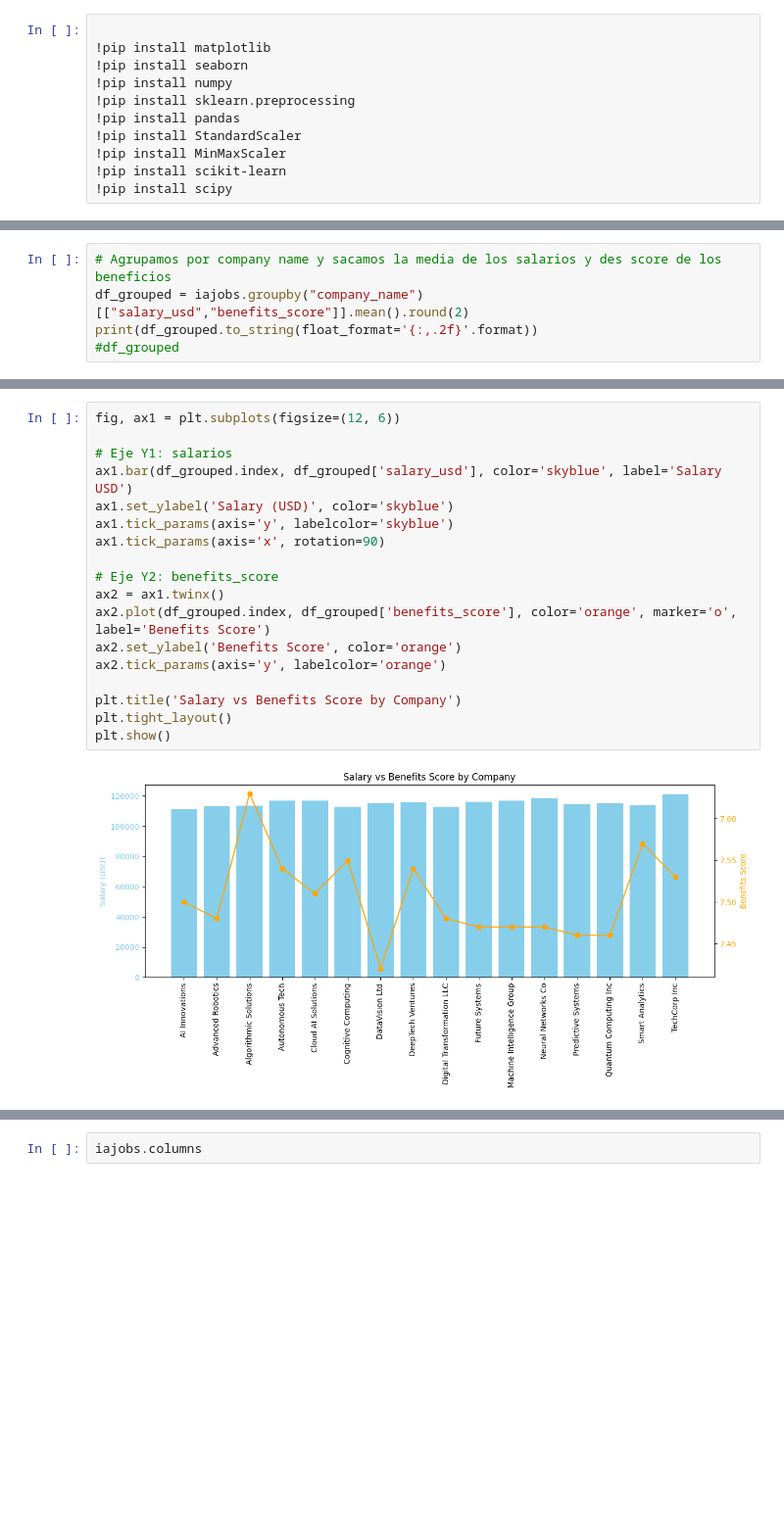
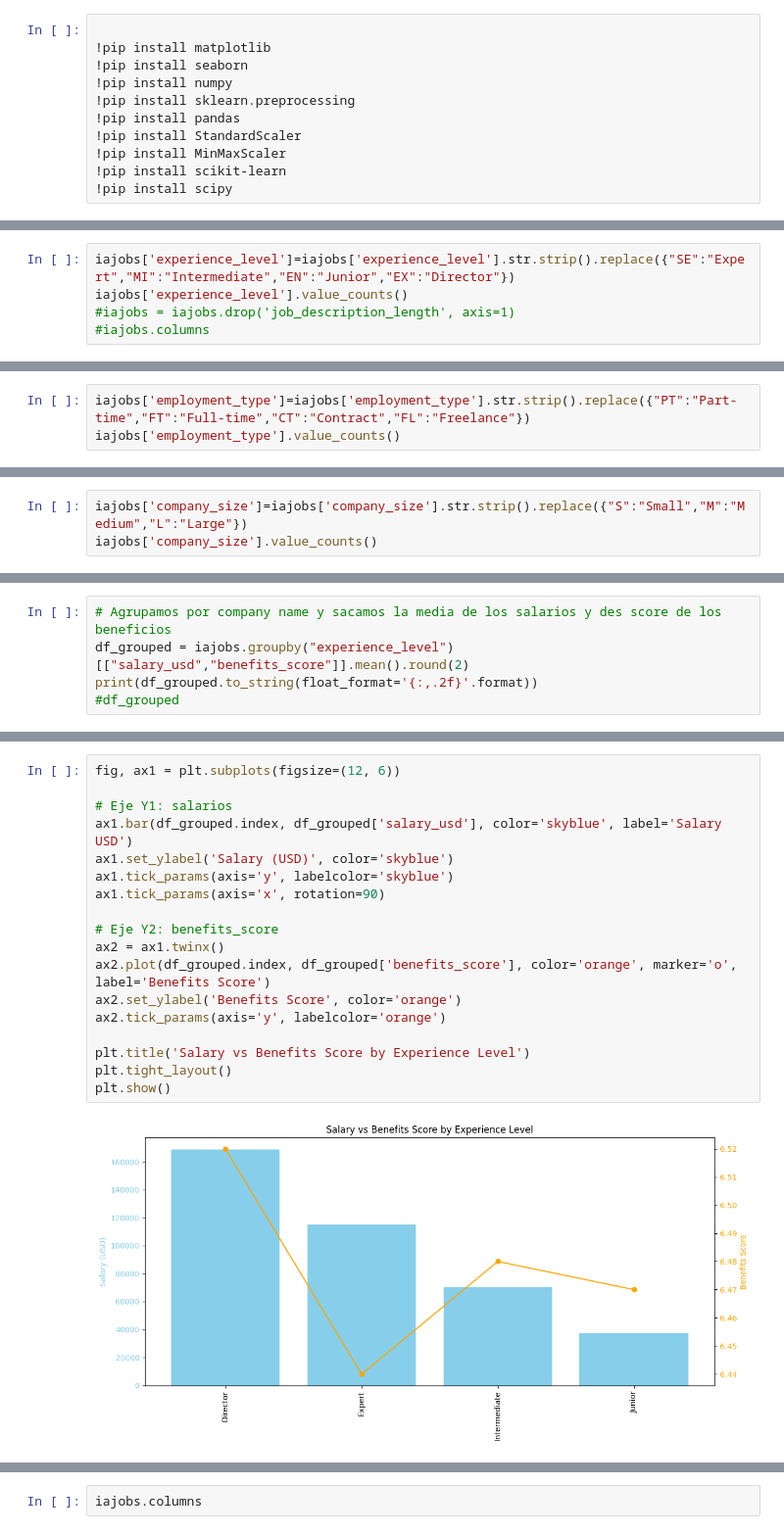
Before and after one commit to jonathan093084/Proyecto_TalentoTech_UdeA, a Jupyter notebook: proyecto_ia_jobs.ipynb, the cells around one changed output, grey strips where cells are left out. Shown at 98% size. Drawn from its saved outputs; the diff is of its cells as text; blank space fills up the shorter version.

```diff
--- a/proyecto_ia_jobs.ipynb
+++ b/proyecto_ia_jobs.ipynb
@@ -51,0 +41,5 @@ Index(['job_id', 'job_title', 'salary_usd', 'salary_currency',
+# %%
+iajobs['experience_level']=iajobs['experience_level'].str.strip().replace({"SE":"Expert","MI":"Intermediate","EN":"Junior","EX":"Director"})
+iajobs['experience_level'].value_counts()
+#iajobs = iajobs.drop('job_description_length', axis=1)
+#iajobs.columns
@@ -51,0 +53,3 @@ Index(['job_id', 'job_title', 'salary_usd', 'salary_currency',
+# %%
+iajobs['employment_type']=iajobs['employment_type'].str.strip().replace({"PT":"Part-time","FT":"Full-time","CT":"Contract","FL":"Freelance"})
+iajobs['employment_type'].value_counts()
@@ -51,0 +63,3 @@ Index(['job_id', 'job_title', 'salary_usd', 'salary_currency',
+# %%
+iajobs['company_size']=iajobs['company_size'].str.strip().replace({"S":"Small","M":"Medium","L":"Large"})
+iajobs['company_size'].value_counts()
@@ -52,5 +72,5 @@ Index(['job_id', 'job_title', 'salary_usd', 'salary_currency',
 # %%
 # Agrupamos por company name y sacamos la media de los salarios y des score de los beneficios
-df_grouped = iajobs.groupby("company_name")[["salary_usd","benefits_score"]].mean().round(2)
+df_grouped = iajobs.groupby("experience_level")[["salary_usd","benefits_score"]].mean().round(2)
 print(df_grouped.to_string(float_format='{:,.2f}'.format))
 #df_grouped
@@ -57,23 +84,23 @@ print(df_grouped.to_string(float_format='{:,.2f}'.format))
 # %%
 fig, ax1 = plt.subplots(figsize=(12, 6))
 
 # Eje Y1: salarios
 ax1.bar(df_grouped.index, df_grouped['salary_usd'], color='skyblue', label='Salary USD')
 ax1.set_ylabel('Salary (USD)', color='skyblue')
 ax1.tick_params(axis='y', labelcolor='skyblue')
 ax1.tick_params(axis='x', rotation=90)
 
 # Eje Y2: benefits_score
 ax2 = ax1.twinx()
 ax2.plot(df_grouped.index, df_grouped['benefits_score'], color='orange', marker='o', label='Benefits Score')
 ax2.set_ylabel('Benefits Score', color='orange')
 ax2.tick_params(axis='y', labelcolor='orange')
 
-plt.title('Salary vs Benefits Score by Company')
+plt.title('Salary vs Benefits Score by Experience Level')
 plt.tight_layout()
 plt.show()
 # %% [output]
-[figure, old version]
+[figure, new version]
 # %%
 df_grouped = iajobs.groupby(["job_title","company_name"])[["salary_usd", "benefits_score"]].mean()
 print(df_grouped.to_string(float_format='{:,.2f}'.format))
```
Also changed, not shown: parts of 32 cells of this notebook, 7 other files.
